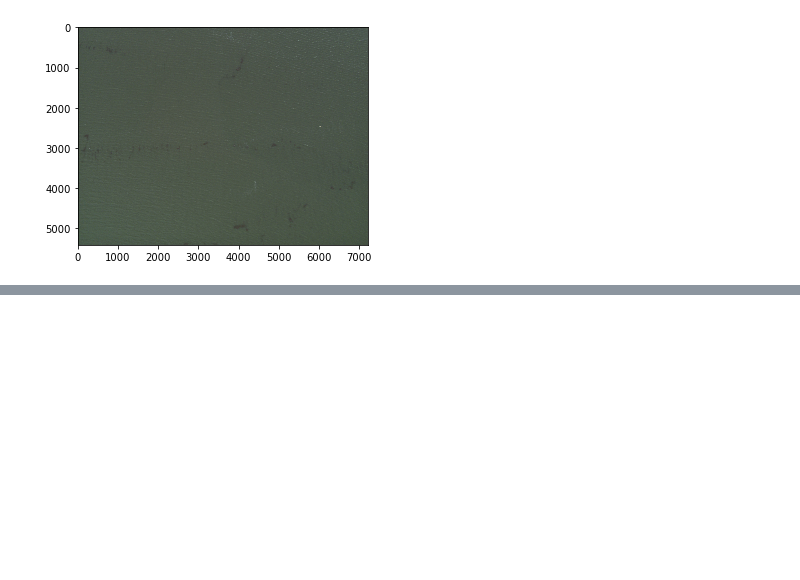
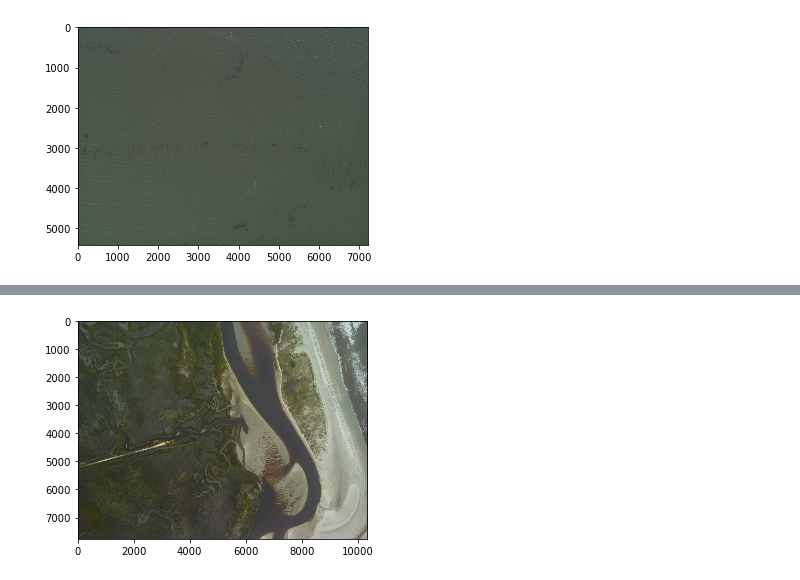
Before and after one commit to ebgoldstein/SegmentationActiveLearning, a Jupyter notebook: src/InvestigateModelOutputs.ipynb, the cells around one changed output, grey strips where cells are left out. Saved outputs shown, nothing was run; the diff lists cells and outputs as text; code cells hidden in the pictures; blank space fills up the shorter version.

```diff
--- a/src/InvestigateModelOutputs.ipynb
+++ b/src/InvestigateModelOutputs.ipynb
@@ -194,0 +222,7 @@ imgplot = plt.imshow(imgReal)
+# %%
+imgReal = matplotlib.image.imread(imgp)
+imgplot = plt.imshow(imgReal)
+
+#imgplot = plt.imshow(img.squeeze())
+# %% [output]
+[figure, added]
```
Also changed, not shown: parts of 2 cells of this notebook.
